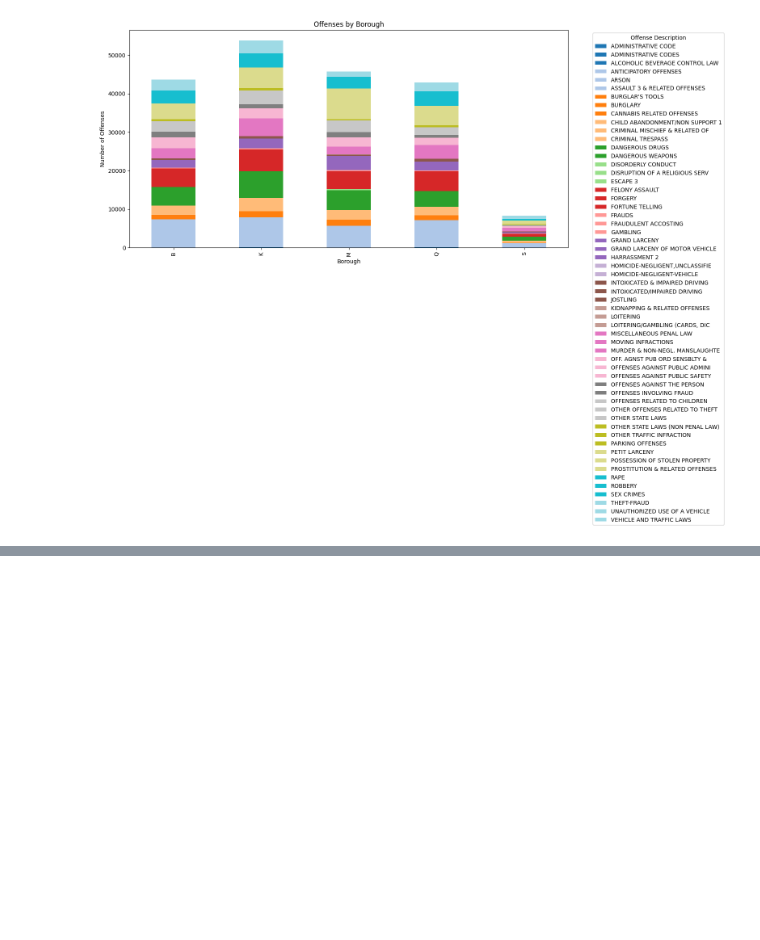
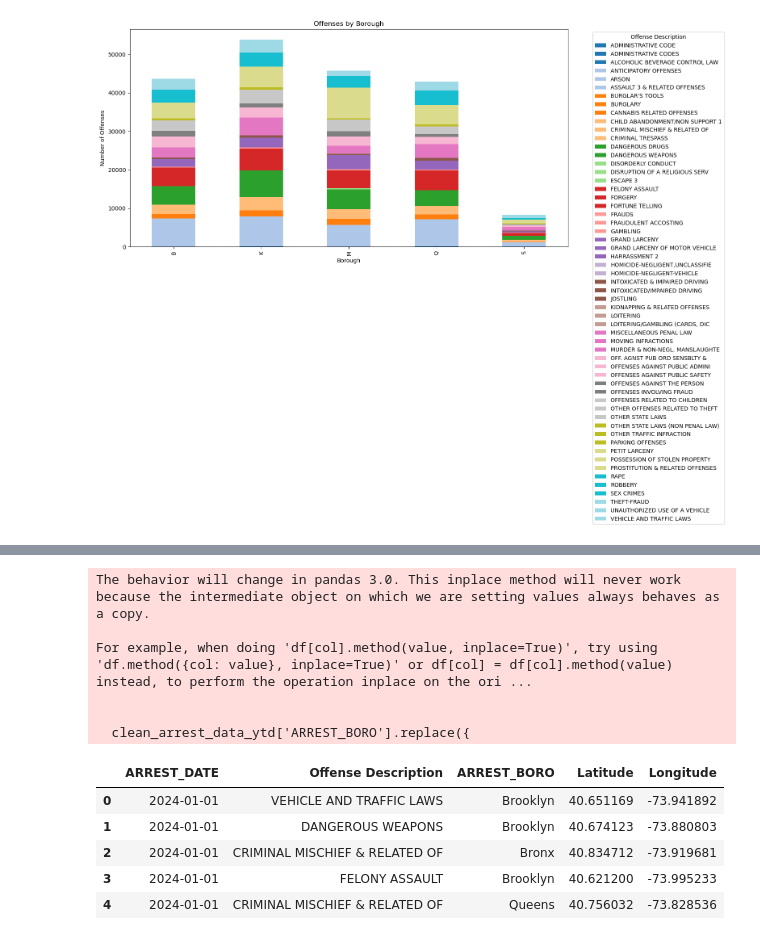
Before and after one commit to zaraamerr/subway-surfers, a Jupyter notebook: arrests.ipynb, the cells around one changed output, grey strips where cells are left out. Cells and saved outputs as stored; diff of their text form; code cells hidden in the pictures; blank space fills up the shorter version.

```diff
--- a/arrests.ipynb
+++ b/arrests.ipynb
@@ -324,0 +333,28 @@ clean_arrest_data_ytd.to_csv('data/CLEANED_NYPD_Arrest_Data_YTD', index=False)
+# %%
+#changing name of the ofns_desc column to offense description for better understanding.
+
+clean_arrest_data_ytd.rename(columns={'OFNS_DESC': 'Offense Description'}, inplace=True)
+
+# arrest boro names are changed to brooklyn, queens , manhattan, bronx, staten island
+clean_arrest_data_ytd['ARREST_BORO'].replace({
+    'B': 'Bronx',
+    'S': 'Staten Island',
+    'K': 'Brooklyn',
+    'M': 'Manhattan',
+    'Q': 'Queens'
+}, inplace=True)
+
+clean_arrest_data_ytd.head()
+# %% [output]
+The behavior will change in pandas 3.0. This inplace method will never work because the intermediate object on which we are setting values always behaves as a copy.
+
+For example, when doing 'df[col].method(value, inplace=True)', try using 'df.method({col: value}, inplace=True)' or df[col] = df[col].method(value) instead, to perform the operation inplace on the ori ...
+
+
+  clean_arrest_data_ytd['ARREST_BORO'].replace({
+|  | ARREST_DATE | Offense Description | ARREST_BORO | Latitude | Longitude |
+| 0 | 2024-01-01 | VEHICLE AND TRAFFIC LAWS | Brooklyn | 40.651169 | -73.941892 |
+| 1 | 2024-01-01 | DANGEROUS WEAPONS | Brooklyn | 40.674123 | -73.880803 |
+| 2 | 2024-01-01 | CRIMINAL MISCHIEF & RELATED OF | Bronx | 40.834712 | -73.919681 |
+| 3 | 2024-01-01 | FELONY ASSAULT | Brooklyn | 40.621200 | -73.995233 |
+| 4 | 2024-01-01 | CRIMINAL MISCHIEF & RELATED OF | Queens | 40.756032 | -73.828536 |
```
Also changed, not shown: parts of 13 cells of this notebook.
